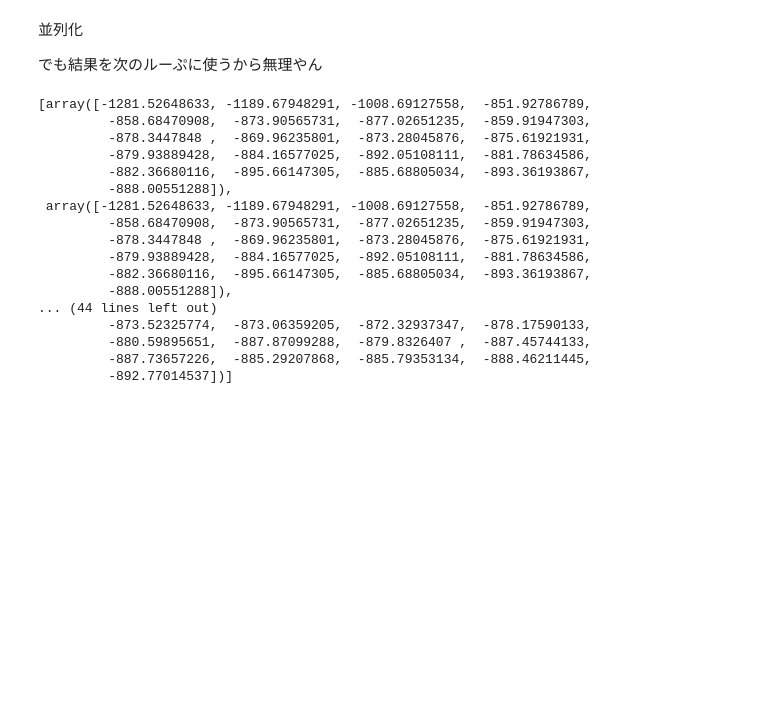
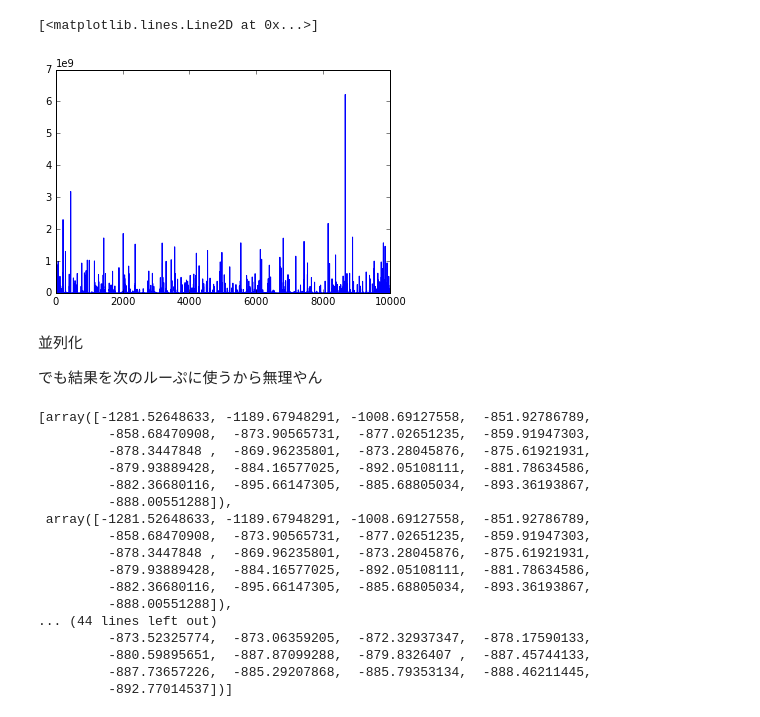
Before and after one commit to keiikegami/midtermtest, a Jupyter notebook: midterm.ipynb, the cells around one changed output. Drawn from its saved outputs; the diff is of its cells as text; code cells hidden in the pictures; blank space fills up the shorter version.

```diff
--- a/midterm.ipynb
+++ b/midterm.ipynb
@@ -105,3 +187,8 @@ plt.show()
+# %%
+plt.plot(sigmas)
+# %% [output]
+[<matplotlib.lines.Line2D at 0x...>]
+[figure, added]
 # %% [markdown]
 並列化
 
```
Also changed, not shown: parts of 5 cells of this notebook.
